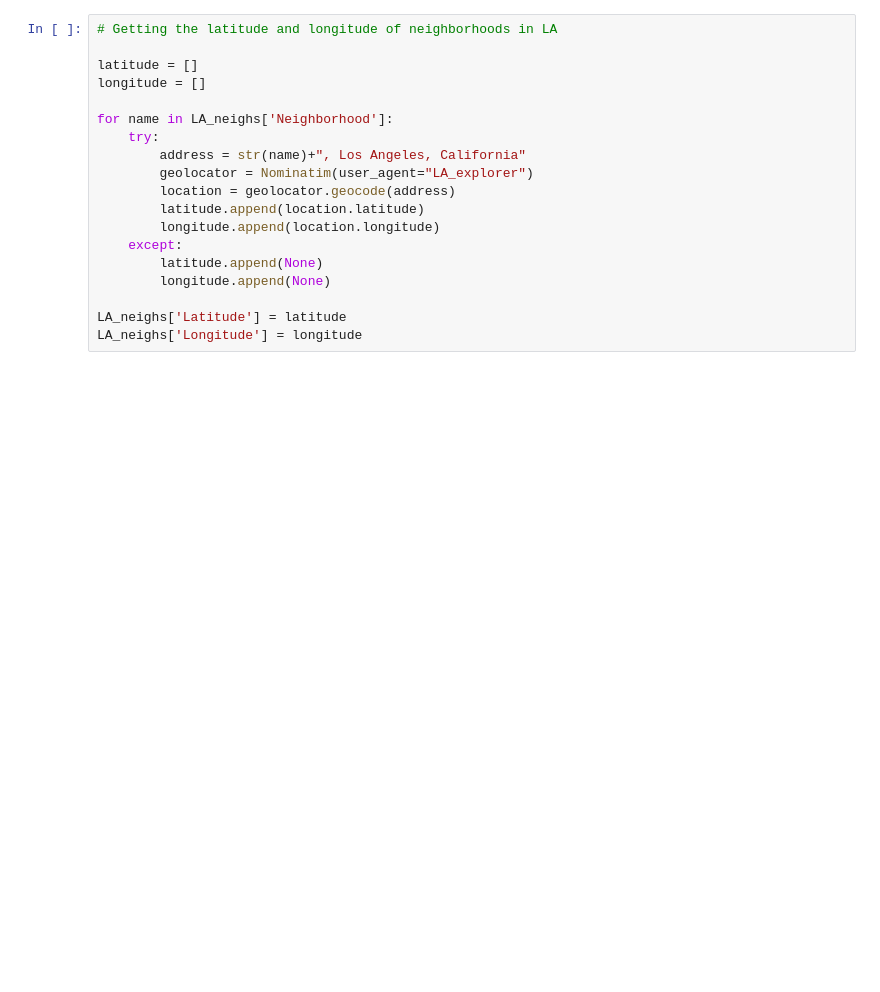
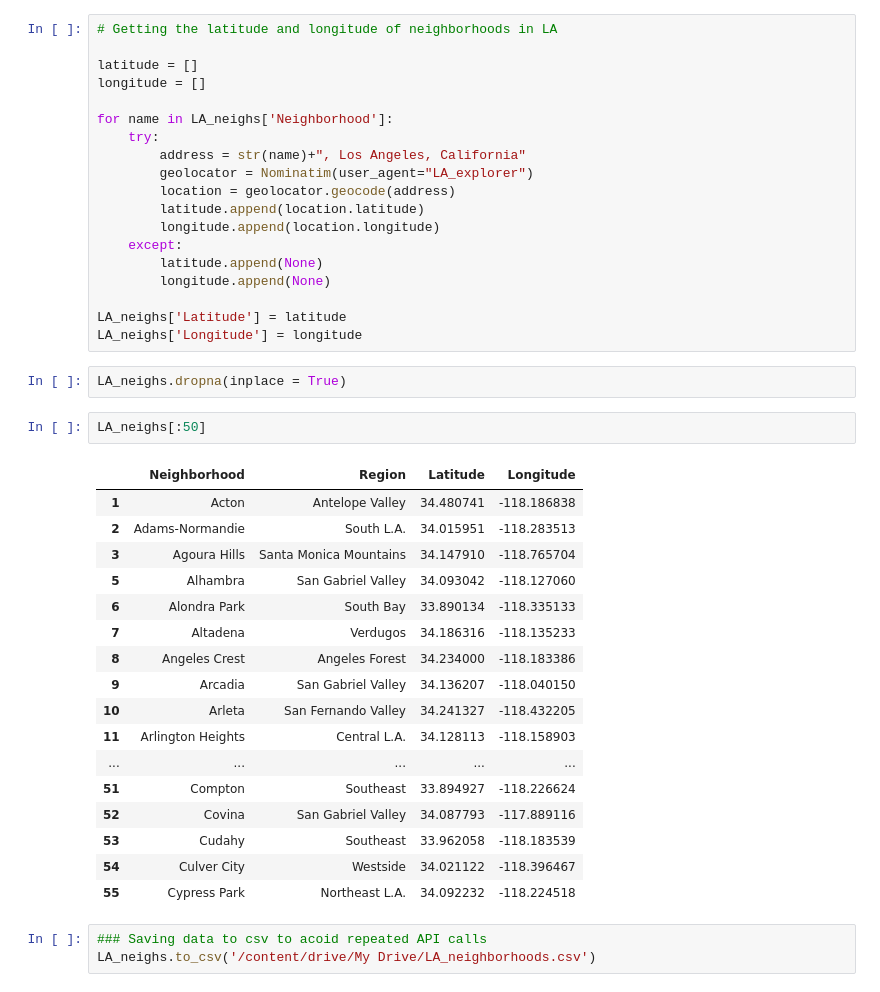
Before and after one commit to jimmy-io/Coursera_Capstone, a Jupyter notebook: IBM_CapStone_JimmyJ.ipynb, the cells around one changed output. Cells and saved outputs as stored; diff of their text form; blank space fills up the shorter version.

```diff
--- a/IBM_CapStone_JimmyJ.ipynb
+++ b/IBM_CapStone_JimmyJ.ipynb
@@ -91,3 +91,28 @@ for name in LA_neighs['Neighborhood']:
 
 LA_neighs['Latitude'] = latitude
 LA_neighs['Longitude'] = longitude
+# %%
+LA_neighs.dropna(inplace = True)
+# %%
+LA_neighs[:50]
+# %% [output]
+|  | Neighborhood | Region | Latitude | Longitude |
+| 1 | Acton | Antelope Valley | 34.480741 | -118.186838 |
+| 2 | Adams-Normandie | South L.A. | 34.015951 | -118.283513 |
+| 3 | Agoura Hills | Santa Monica Mountains | 34.147910 | -118.765704 |
+| 5 | Alhambra | San Gabriel Valley | 34.093042 | -118.127060 |
+| 6 | Alondra Park | South Bay | 33.890134 | -118.335133 |
+| 7 | Altadena | Verdugos | 34.186316 | -118.135233 |
+| 8 | Angeles Crest | Angeles Forest | 34.234000 | -118.183386 |
+| 9 | Arcadia | San Gabriel Valley | 34.136207 | -118.040150 |
+| 10 | Arleta | San Fernando Valley | 34.241327 | -118.432205 |
+| 11 | Arlington Heights | Central L.A. | 34.128113 | -118.158903 |
+| ... | ... | ... | ... | ... |
+| 51 | Compton | Southeast | 33.894927 | -118.226624 |
+| 52 | Covina | San Gabriel Valley | 34.087793 | -117.889116 |
+| 53 | Cudahy | Southeast | 33.962058 | -118.183539 |
+| 54 | Culver City | Westside | 34.021122 | -118.396467 |
+| 55 | Cypress Park | Northeast L.A. | 34.092232 | -118.224518 |
+# %%
+### Saving data to csv to acoid repeated API calls
+LA_neighs.to_csv('/content/drive/My Drive/LA_neighborhoods.csv')
```
Also changed, not shown: parts of 16 cells of this notebook.
